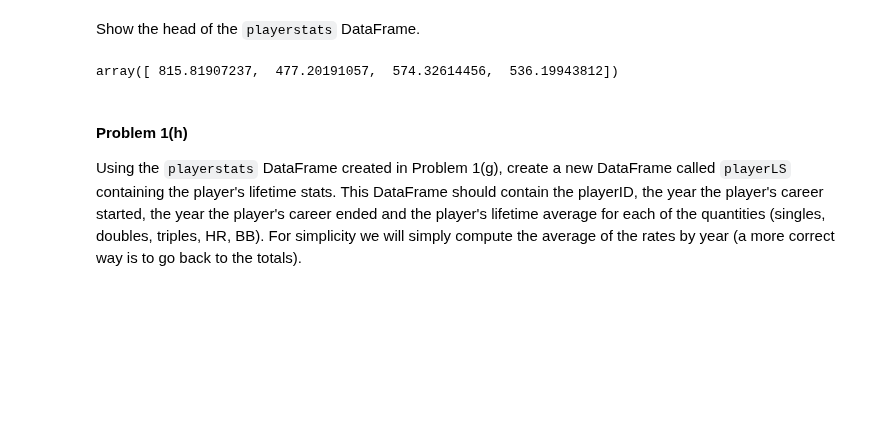
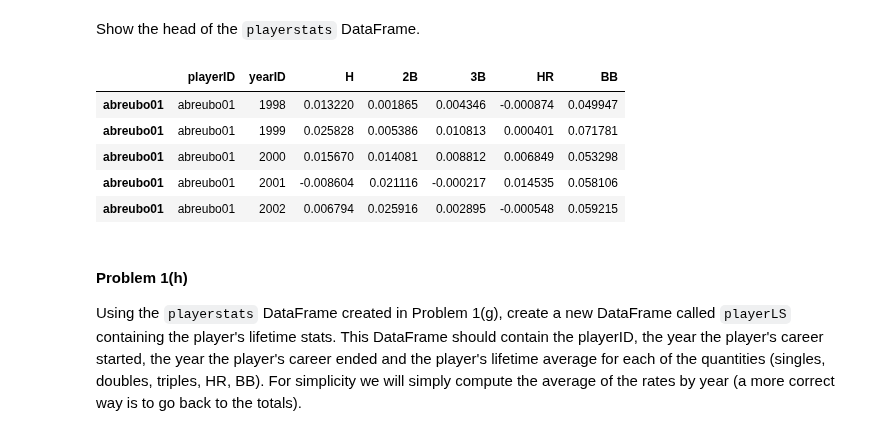
Before and after one commit to AnilKumarTeegala/DSE220_Machine_Learning, a Jupyter notebook: IPynb/Assignment_2_MAS.ipynb, the cells around one changed output. Cells and saved outputs as stored; diff of their text form; code cells hidden in the pictures; blank space fills up the shorter version.

```diff
--- a/IPynb/Assignment_2_MAS.ipynb
+++ b/IPynb/Assignment_2_MAS.ipynb
@@ -276,9 +272,13 @@ playerstats = PREplayerstats[['playerID', 'yearID', 'H', '2B', '3B', 'HR', 'BB']
 Show the head of the `playerstats` DataFrame.
 # %%
 playerstats.head()
-lm.coef_
 # %% [output]
-array([ 815.81907237,  477.20191057,  574.32614456,  536.19943812])
+|  | playerID | yearID | H | 2B | 3B | HR | BB |
+| abreubo01 | abreubo01 | 1998 | 0.013220 | 0.001865 | 0.004346 | -0.000874 | 0.049947 |
+| abreubo01 | abreubo01 | 1999 | 0.025828 | 0.005386 | 0.010813 | 0.000401 | 0.071781 |
+| abreubo01 | abreubo01 | 2000 | 0.015670 | 0.014081 | 0.008812 | 0.006849 | 0.053298 |
+| abreubo01 | abreubo01 | 2001 | -0.008604 | 0.021116 | -0.000217 | 0.014535 | 0.058106 |
+| abreubo01 | abreubo01 | 2002 | 0.006794 | 0.025916 | 0.002895 | -0.000548 | 0.059215 |
 # %% [markdown]
 #### Problem 1(h)
 
```
Also changed, not shown: parts of 2 cells of this notebook.
